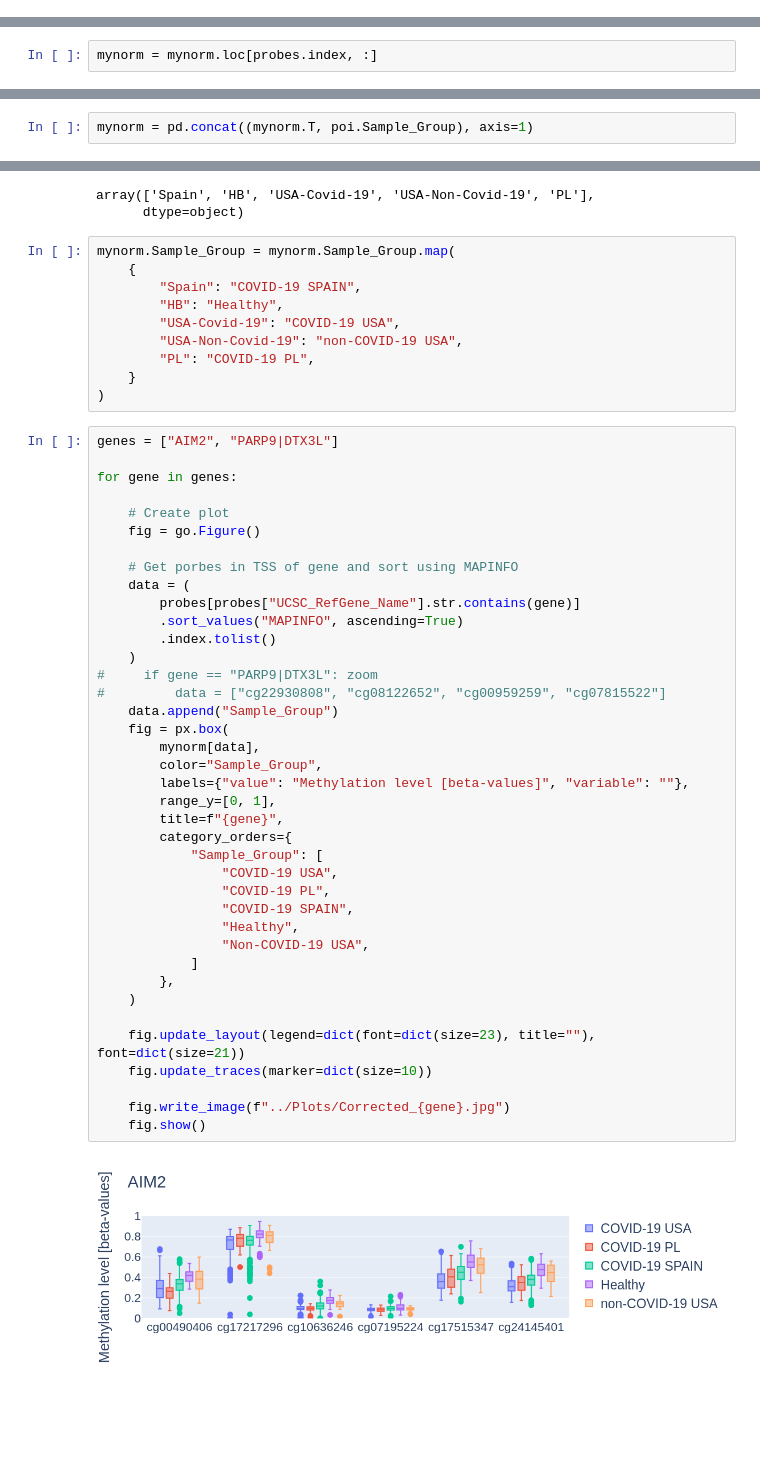
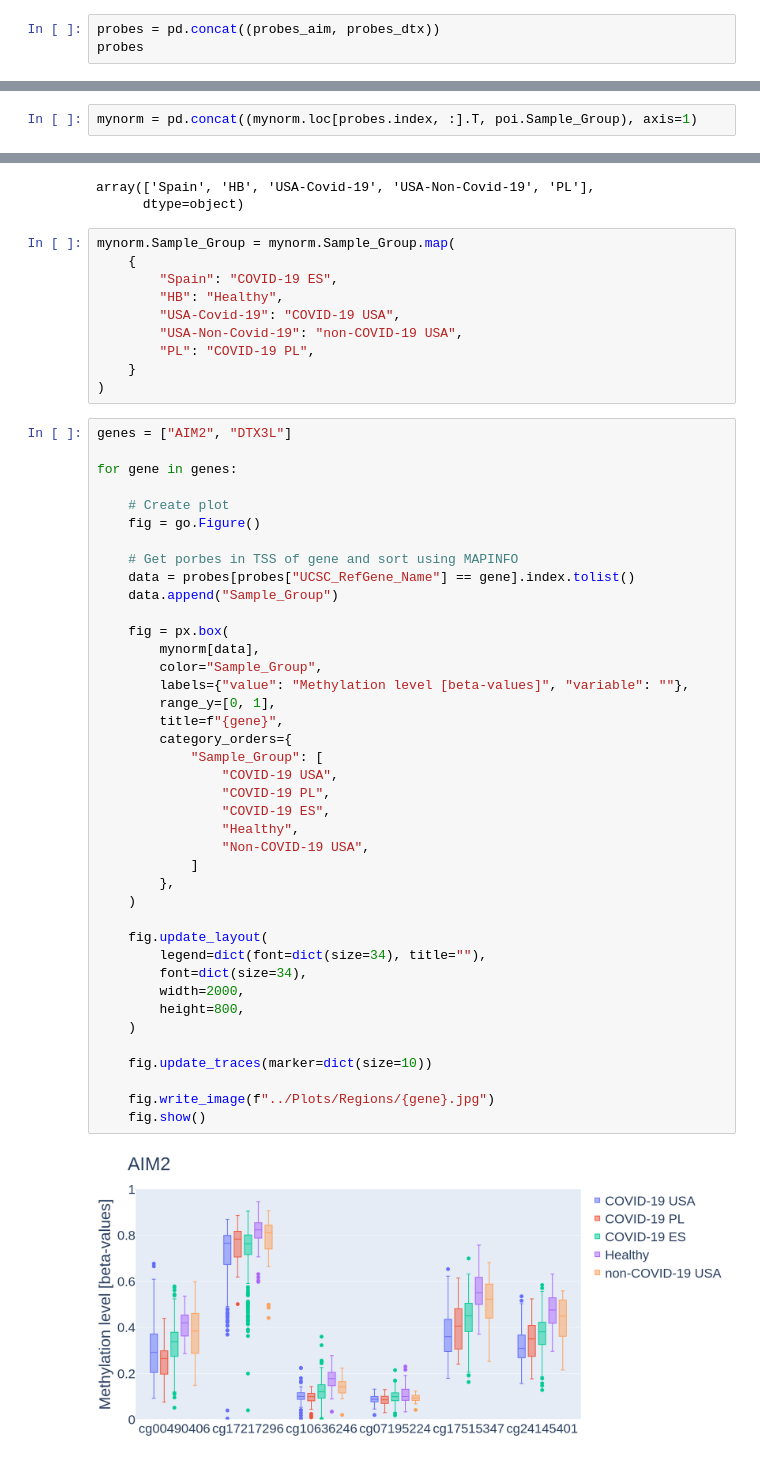
Before and after one commit to ClinicalEpigeneticsLaboratory/covid-project, a Jupyter notebook: Notebooks/RegionsVis_C.ipynb, the cells around one changed output, grey strips where cells are left out. Drawn from its saved outputs; the diff is of its cells as text; blank space fills up the shorter version.

```diff
--- a/Notebooks/RegionsVis_C.ipynb
+++ b/Notebooks/RegionsVis_C.ipynb
@@ -69,0 +74,3 @@ probes
+# %%
+probes = pd.concat((probes_aim, probes_dtx))
+probes
@@ -96,2 +117,0 @@ probes
-# %%
-mynorm = mynorm.loc[probes.index, :]
@@ -136,7 +134,7 @@ poi
 | HB_Control_82 | 201236480089 | R06C01 | HB |
 650 rows × 3 columns
 # %%
-mynorm = pd.concat((mynorm.T, poi.Sample_Group), axis=1)
+mynorm = pd.concat((mynorm.loc[probes.index, :].T, poi.Sample_Group), axis=1)
 # %%
 mynorm
 # %% [output]
@@ -161,7 +159,7 @@ array(['Spain', 'HB', 'USA-Covid-19', 'USA-Non-Covid-19', 'PL'],
 # %%
 mynorm.Sample_Group = mynorm.Sample_Group.map(
     {
-        "Spain": "COVID-19 SPAIN",
+        "Spain": "COVID-19 ES",
         "HB": "Healthy",
         "USA-Covid-19": "COVID-19 USA",
         "USA-Non-Covid-19": "non-COVID-19 USA",
@@ -169,43 +167,44 @@ mynorm.Sample_Group = mynorm.Sample_Group.map(
     }
 )
 # %%
-genes = ["AIM2", "PARP9|DTX3L"]
+genes = ["AIM2", "DTX3L"]
 
 for gene in genes:
 
     # Create plot
     fig = go.Figure()
 
     # Get porbes in TSS of gene and sort using MAPINFO
-    data = (
-        probes[probes["UCSC_RefGene_Name"].str.contains(gene)]
-        .sort_values("MAPINFO", ascending=True)
-        .index.tolist()
-    )
-#     if gene == "PARP9|DTX3L": zoom
-#         data = ["cg22930808", "cg08122652", "cg00959259", "cg07815522"]
+    data = probes[probes["UCSC_RefGene_Name"] == gene].index.tolist()
     data.append("Sample_Group")
+
     fig = px.box(
         mynorm[data],
         color="Sample_Group",
         labels={"value": "Methylation level [beta-values]", "variable": ""},
         range_y=[0, 1],
         title=f"{gene}",
         category_orders={
             "Sample_Group": [
                 "COVID-19 USA",
                 "COVID-19 PL",
-                "COVID-19 SPAIN",
+                "COVID-19 ES",
                 "Healthy",
                 "Non-COVID-19 USA",
             ]
         },
     )
 
-    fig.update_layout(legend=dict(font=dict(size=23), title=""), font=dict(size=21))
+    fig.update_layout(
+        legend=dict(font=dict(size=34), title=""),
+        font=dict(size=34),
+        width=2000,
+        height=800,
+    )
+
     fig.update_traces(marker=dict(size=10))
 
-    fig.write_image(f"../Plots/Corrected_{gene}.jpg")
+    fig.write_image(f"../Plots/Regions/{gene}.jpg")
     fig.show()
 # %% [output]
-[figure, old version]
+[figure, new version]
```
Also changed, not shown: parts of 10 cells of this notebook, 25 other files.
